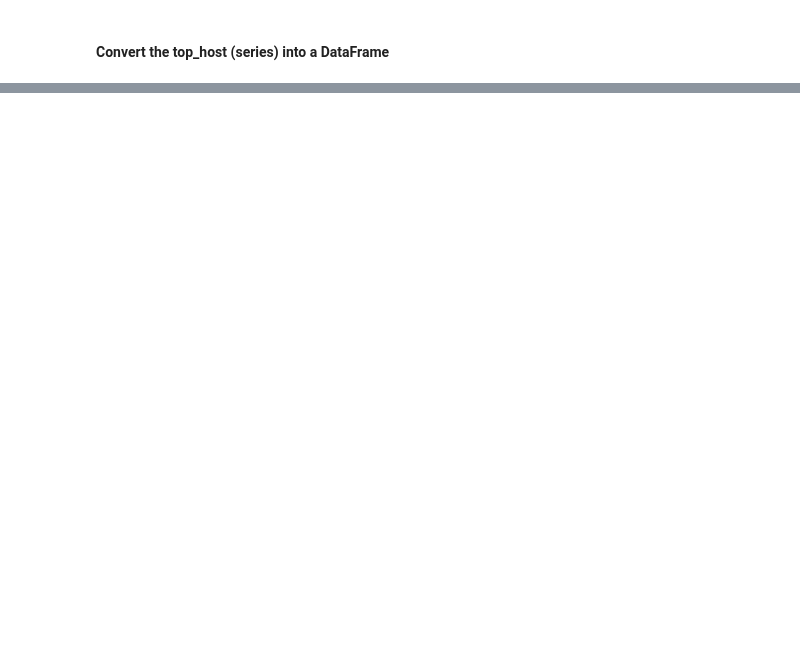
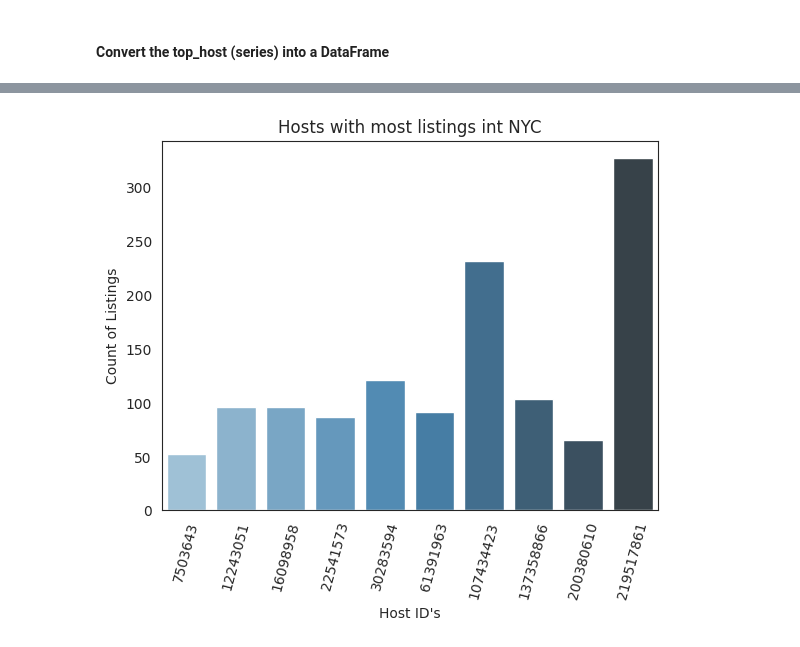
Before and after one commit to aman-singanamala/EDA-s, a Jupyter notebook: New-York-City-Airbnb-Open-Data/analysis.ipynb, the cells around one changed output, grey strips where cells are left out. Drawn from its saved outputs; the diff is of its cells as text; code cells hidden in the pictures; blank space fills up the shorter version.

```diff
--- a/New-York-City-Airbnb-Open-Data/analysis.ipynb
+++ b/New-York-City-Airbnb-Open-Data/analysis.ipynb
@@ -53,5 +105,5 @@ airbnb['room_type'].unique()
 ### Visualization and explore the Data
 # %%
 ### Lets look into host ID's
-top_host= airbnb['host_id'].value_counts()
+top_host= airbnb['host_id'].value_counts().head(10)
 top_host
@@ -65,2 +141,11 @@ top_host_df
+# %%
+plot_1= sns.barplot(x='Host_Id',y='Count',data=top_host_df, palette='Blues_d')
+plot_1.set_title("Hosts with most listings int NYC")
+plot_1.set_ylabel("Count of Listings")
+plot_1.set_xlabel("Host ID's")
+plot_1.set_xticklabels(plot_1.get_xticklabels(),rotation=75)
+plt.show()
+# %% [output]
+[figure, added]
 # %%
 airbnb.isnull().sum()
```
Also changed, not shown: parts of 12 cells of this notebook.
